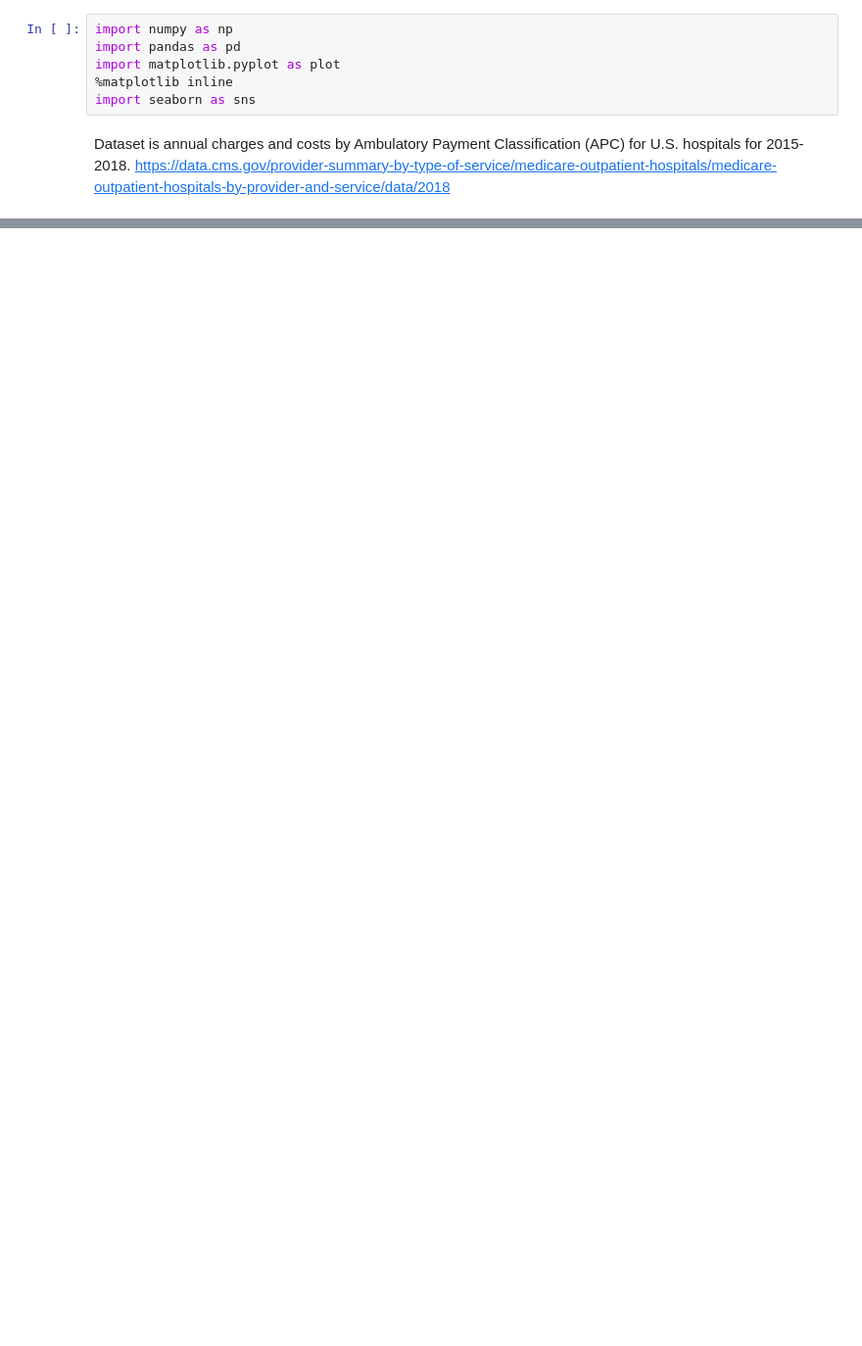
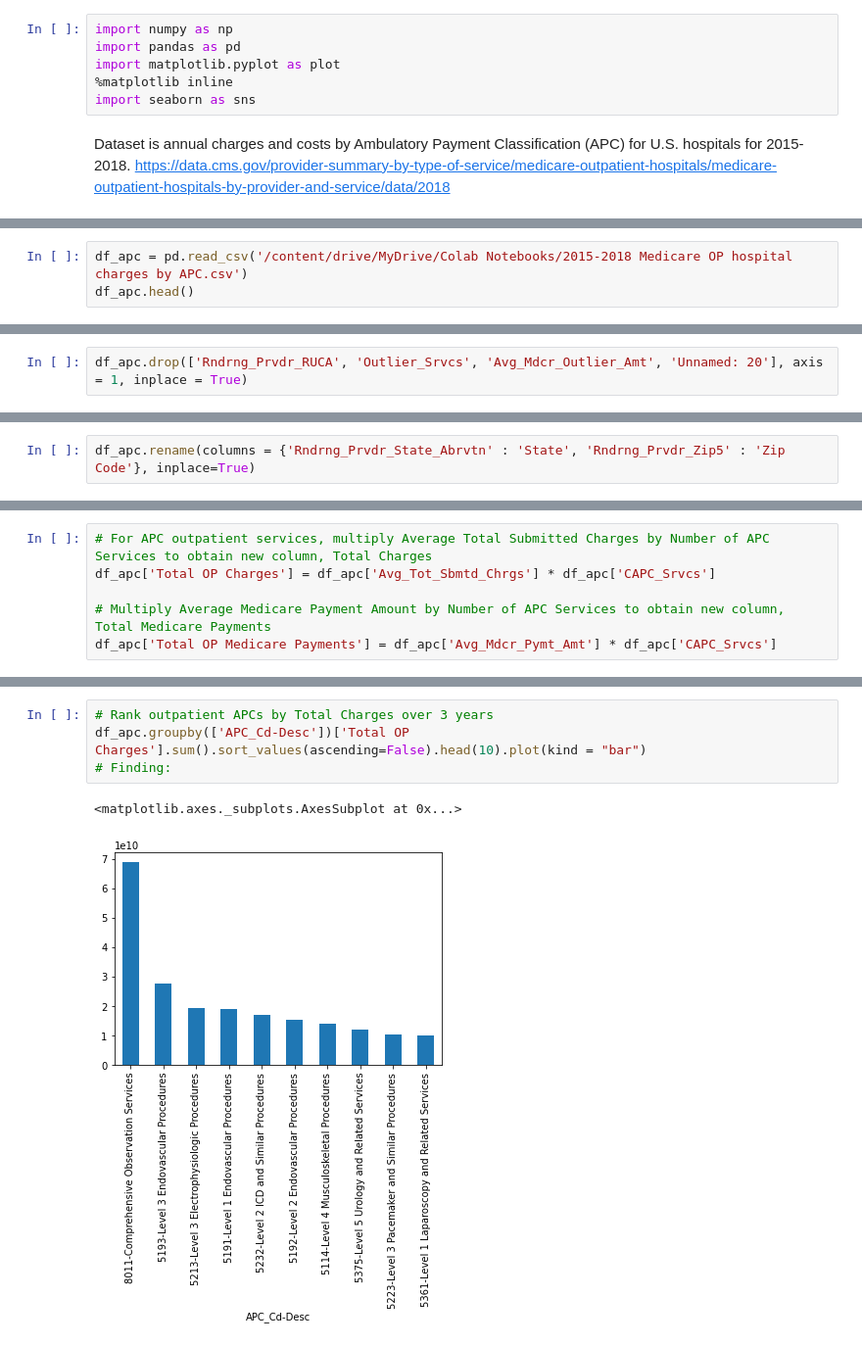
Before and after one commit to tuccib/CUNY-LAG, a Jupyter notebook: 210801_Project_4_1.ipynb, the cells around one changed output, grey strips where cells are left out. Shown at 98% size. Drawn from its saved outputs; the diff is of its cells as text; blank space fills up the shorter version.

```diff
--- a/210801_Project_4_1.ipynb
+++ b/210801_Project_4_1.ipynb
@@ -425,0 +75,3 @@ df2.plot(kind="scatter", x = "Total Charges", y = "Average Medicare Payments")
+# %%
+df_apc = pd.read_csv('/content/drive/MyDrive/Colab Notebooks/2015-2018 Medicare OP hospital charges by APC.csv')
+df_apc.head()
@@ -425,0 +105,2 @@ df2.plot(kind="scatter", x = "Total Charges", y = "Average Medicare Payments")
+# %%
+df_apc.drop(['Rndrng_Prvdr_RUCA', 'Outlier_Srvcs', 'Avg_Mdcr_Outlier_Amt', 'Unnamed: 20'], axis = 1, inplace = True)
@@ -425,0 +109,2 @@ df2.plot(kind="scatter", x = "Total Charges", y = "Average Medicare Payments")
+# %%
+df_apc.rename(columns = {'Rndrng_Prvdr_State_Abrvtn' : 'State', 'Rndrng_Prvdr_Zip5' : 'Zip Code'}, inplace=True)
@@ -425,0 +172,6 @@ df2.plot(kind="scatter", x = "Total Charges", y = "Average Medicare Payments")
+# %%
+# For APC outpatient services, multiply Average Total Submitted Charges by Number of APC Services to obtain new column, Total Charges
+df_apc['Total OP Charges'] = df_apc['Avg_Tot_Sbmtd_Chrgs'] * df_apc['CAPC_Srvcs']
+
+# Multiply Average Medicare Payment Amount by Number of APC Services to obtain new column, Total Medicare Payments
+df_apc['Total OP Medicare Payments'] = df_apc['Avg_Mdcr_Pymt_Amt'] * df_apc['CAPC_Srvcs']
@@ -425,0 +318,7 @@ df2.plot(kind="scatter", x = "Total Charges", y = "Average Medicare Payments")
+# %%
+# Rank outpatient APCs by Total Charges over 3 years
+df_apc.groupby(['APC_Cd-Desc'])['Total OP Charges'].sum().sort_values(ascending=False).head(10).plot(kind = "bar")
+# Finding:
+# %% [output]
+<matplotlib.axes._subplots.AxesSubplot at 0x...>
+[figure, added]
```
Also changed, not shown: parts of 69 cells of this notebook.
